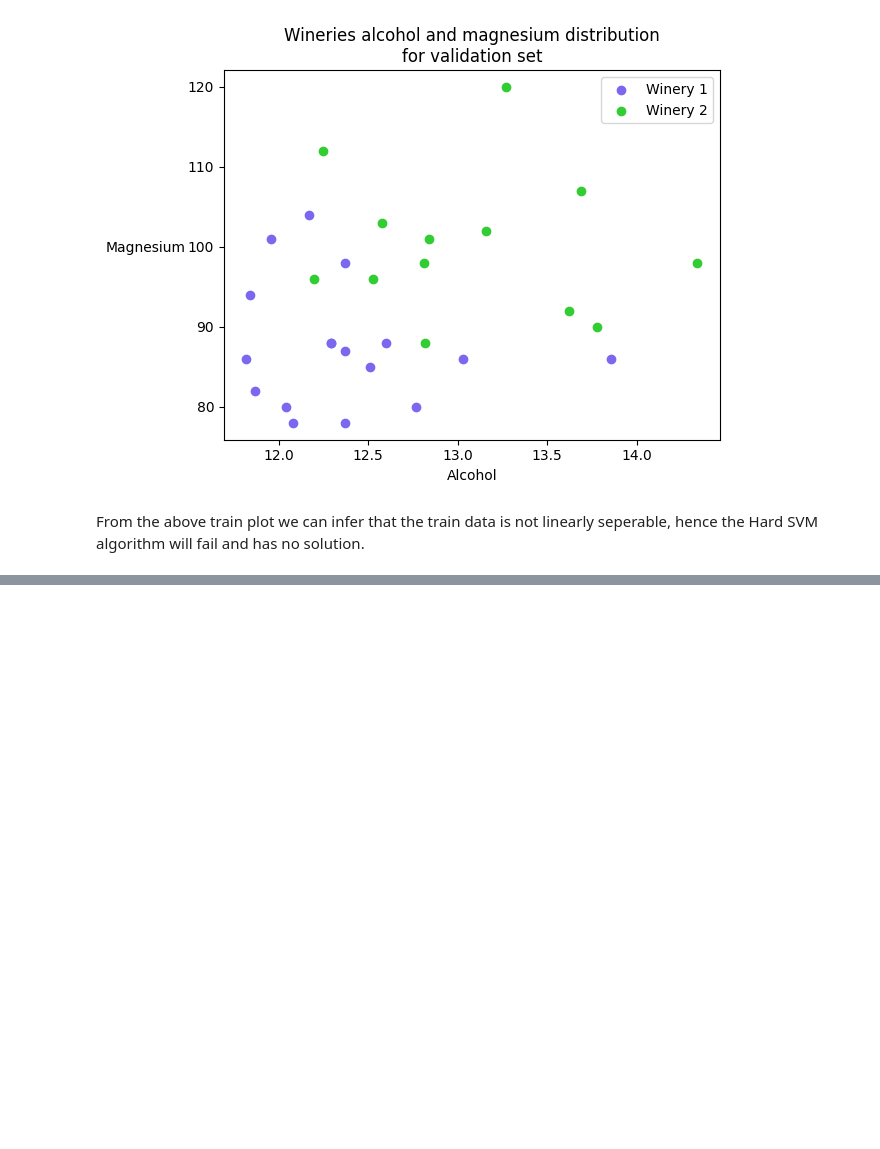
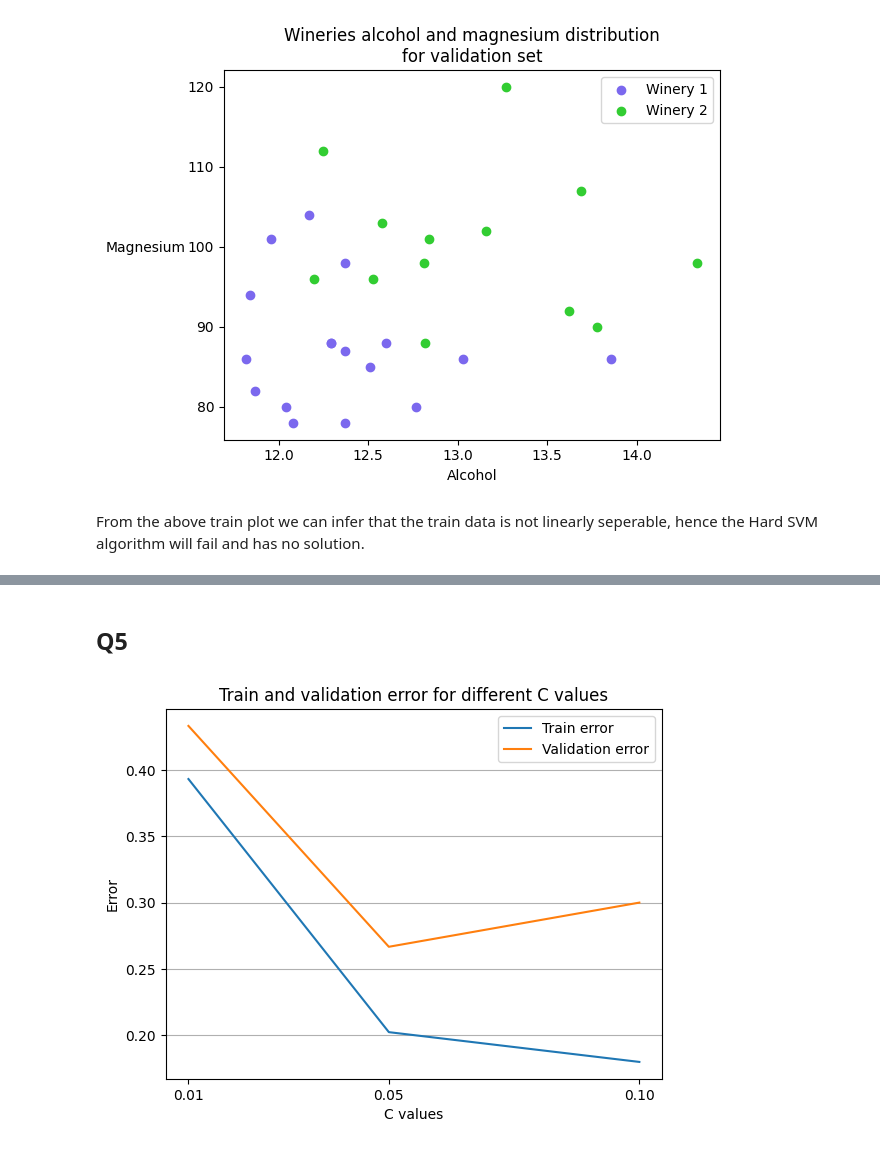
Before and after one commit to AmitShirazi1/ML_hw2, a Jupyter notebook: q1.ipynb, the cells around one changed output, grey strips where cells are left out. Drawn from its saved outputs; the diff is of its cells as text; code cells hidden in the pictures; blank space fills up the shorter version.

```diff
--- a/q1.ipynb
+++ b/q1.ipynb
@@ -106,0 +126,23 @@ AttributeError: 'PathCollection' object has no attribute 'get_xlim'
+# %% [markdown]
+## Q5
+# %%
+train_errors = list()
+validation_errors = list()
+for c in c_list:
+    model = SVC(kernel='linear', C=c)
+    model.fit(train_df[['alcohol', 'magnesium']], train_df['target'])
+    train_errors.append(1-model.score(train_df[['alcohol', 'magnesium']], train_df['target']))
+    validation_errors.append(1-model.score(val_df[['alcohol', 'magnesium']], val_df['target'])
+)
+
+plt.plot(c_list, train_errors, label='Train error')
+plt.plot(c_list, validation_errors, label='Validation error')
+plt.xticks(c_list)
+plt.xlabel('C values')
+plt.ylabel('Error')
+plt.title('Train and validation error for different C values')
+plt.legend()
+plt.grid(axis='y')
+plt.show()
+# %% [output]
+[figure, added]
```
Also changed, not shown: parts of 13 cells of this notebook.
